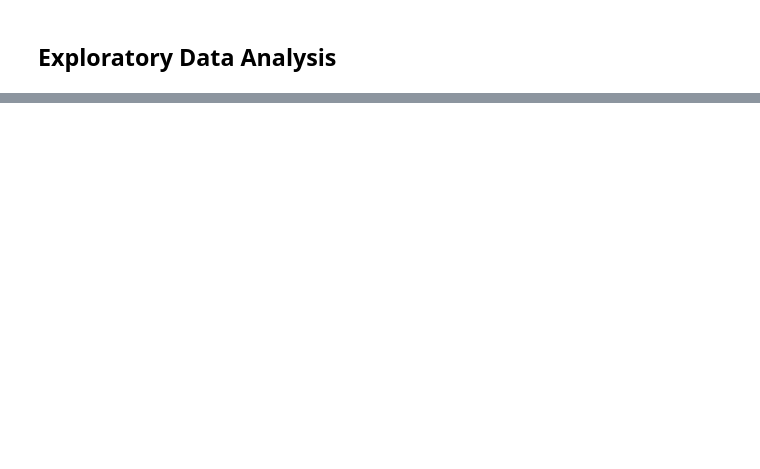
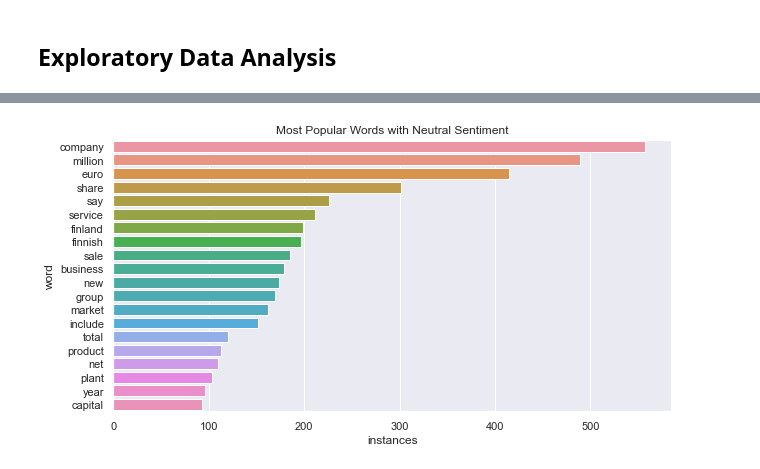
Before and after one commit to arnodunstatter/COSC4337-project, a Jupyter notebook: Financial_Sentiment_Analysis_Project.ipynb, the cells around one changed output, grey strips where cells are left out. Cells and saved outputs as stored; diff of their text form; code cells hidden in the pictures; blank space fills up the shorter version.

```diff
--- a/Financial_Sentiment_Analysis_Project.ipynb
+++ b/Financial_Sentiment_Analysis_Project.ipynb
@@ -476,0 +604,5 @@ data_dtm.head(10)
+# %%
+#Ethan
+ax = sb.barplot(x = 'instances', y = 'word', data = counted_neutral_df).set(title='Most Popular Words with Neutral Sentiment')
+# %% [output]
+[figure, added]
```
Also changed, not shown: parts of 55 cells of this notebook.
